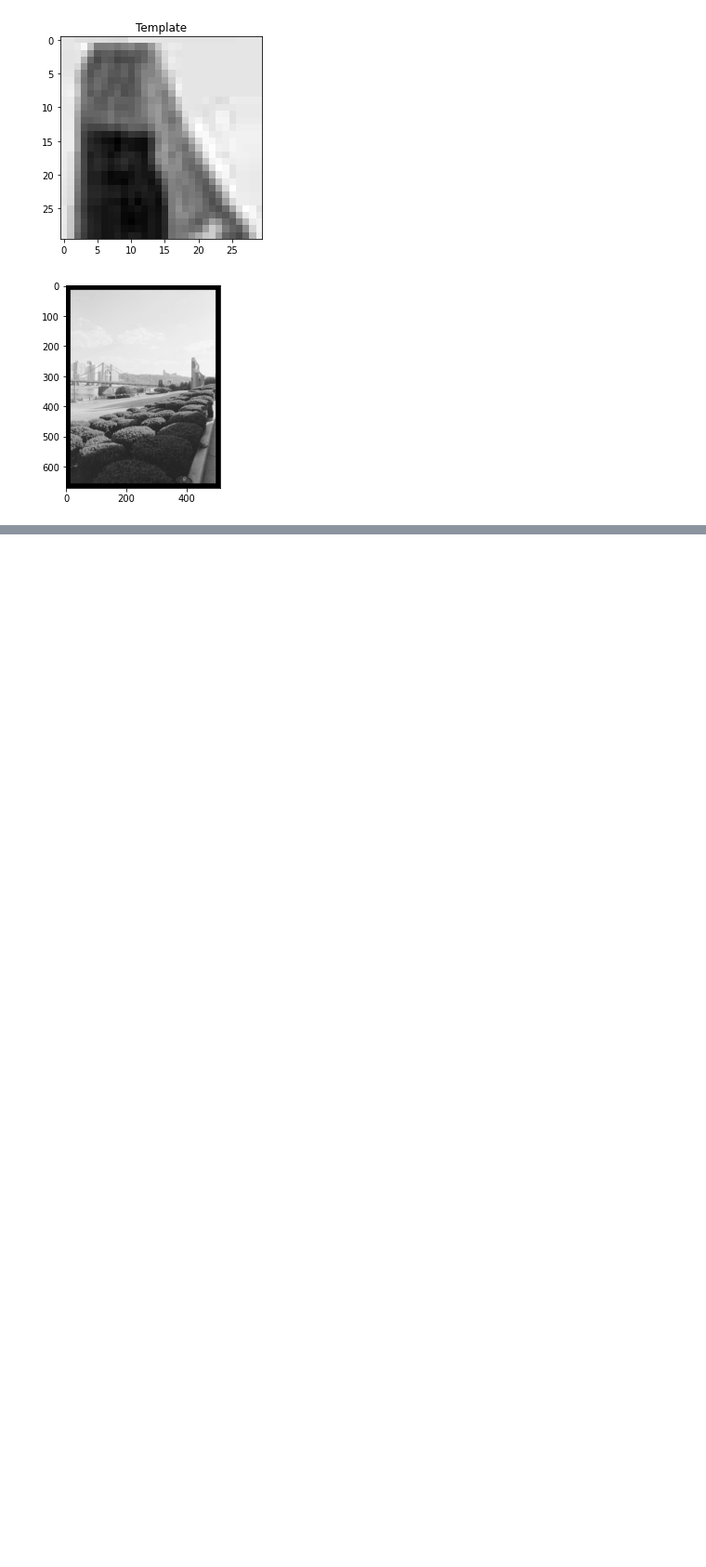
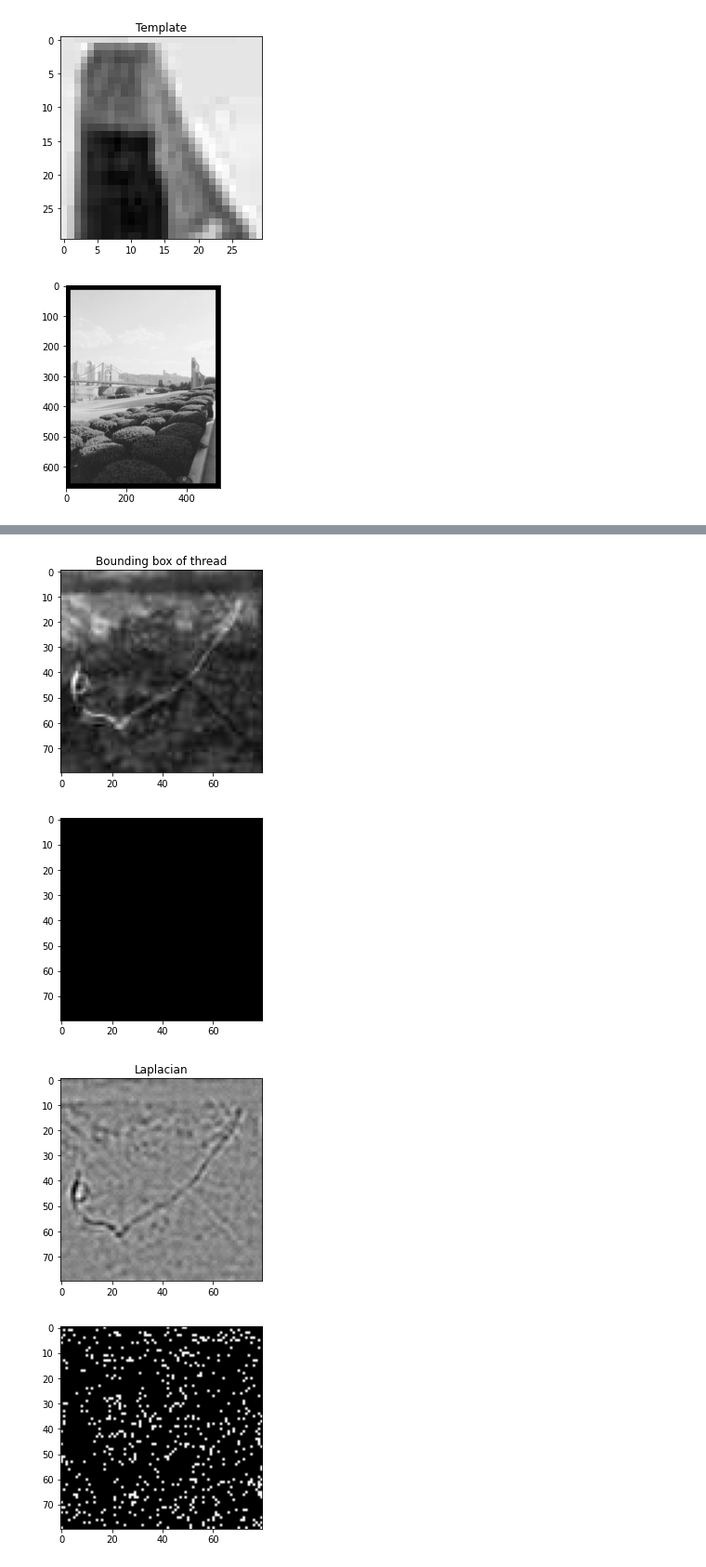
Before and after one commit to Alexandra-Smith/Digital_Image_Processing_module, a Jupyter notebook: Assignment 2/dip_a02.ipynb, the cells around one changed output, grey strips where cells are left out. Shown at 93% size. Cells and saved outputs as stored; diff of their text form; code cells hidden in the pictures; blank space fills up the shorter version.

```diff
--- a/Assignment 2/dip_a02.ipynb
+++ b/Assignment 2/dip_a02.ipynb
@@ -312,0 +357,46 @@ image = getImage(ims[1])
+# %%
+# Question 2
+image = getImage(ims[1])
+
+# plt.imshow(image.astype(np.uint8), cmap="gray")
+# plt.show()
+
+r, c = image.shape
+# get bounding box of thread
+box = image[120:200, 660:740].astype(np.uint8)
+
+plt.imshow(box, cmap="gray")
+plt.title("Bounding box of thread")
+plt.show()
+
+(T, thresh) = cv2.threshold(box, 10, 255, cv2.THRESH_BINARY)
+plt.imshow(thresh, cmap="gray")
+plt.show()
+
+img_blur = cv2.GaussianBlur(box, (3, 3), 0)
+lap = cv2.Laplacian(img_blur, cv2.CV_64F)
+plt.imshow(lap, cmap="gray")
+plt.title("Laplacian")
+plt.show()
+
+l = lap.astype(np.uint8)
+
+R, C = box.shape
+new = np.zeros((R, C))
+for i in range(R):
+    for j in range(C):
+        # check threshold for edges
+        if l[i][j] == 0:
+            new[i][j] = 255
+        # else:
+        #     # set to average pixel value of small neighbourhood (7x7)
+        #     n = box[i-3:i+3, j-3:j+3]
+        #     av = np.mean(n)
+        #     new[i][j] = av
+plt.imshow(new, cmap="gray")
+plt.show()
+# %% [output]
+[figure, added]
+[figure, added]
+[figure, added]
+[figure, added]
```
Also changed, not shown: parts of 10 cells of this notebook.
